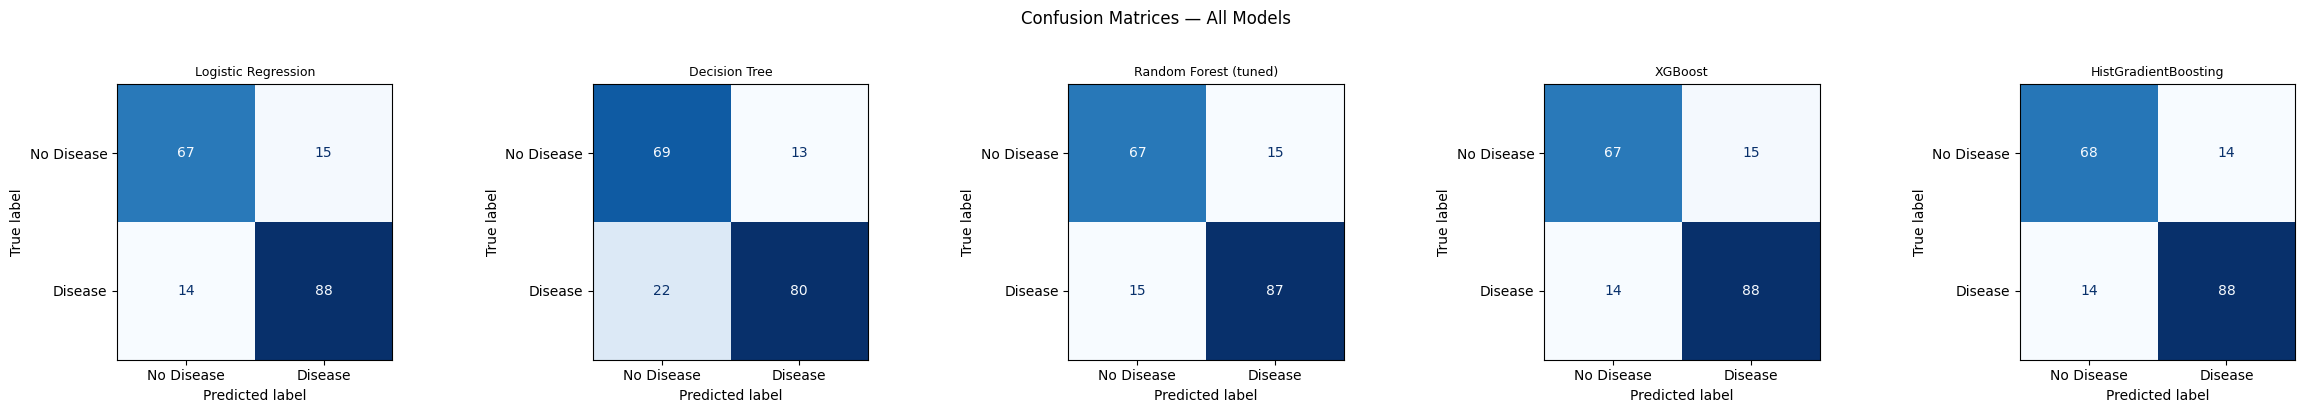
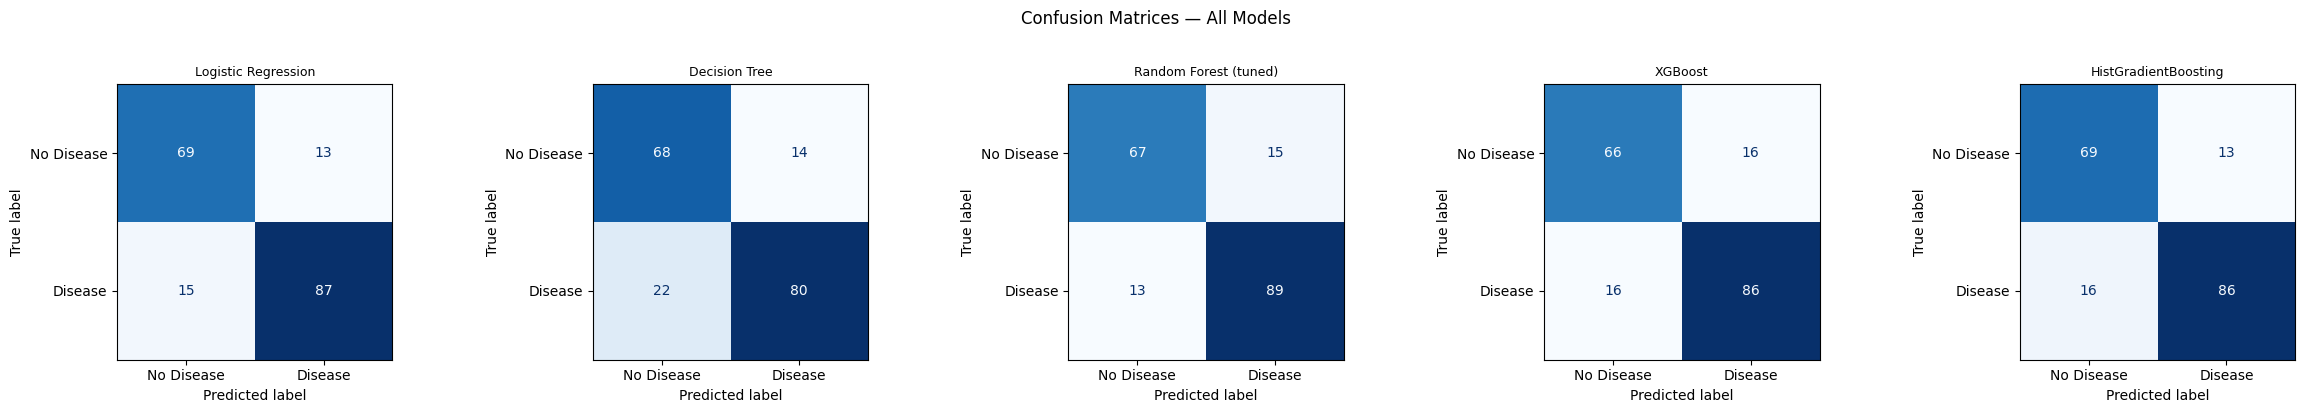
The notebook cell's code change between the first figure and the second:
--- before
+++ after
@@ -8,4 +8,5 @@
 
 plt.suptitle('Confusion Matrices — All Models', fontsize=12, y=1.02)
+plt.savefig('images/confusion-matrices-of-allModel.png', bbox_inches='tight', dpi=150)
 plt.tight_layout()
 plt.show()

Commit: added the savefig for all the images